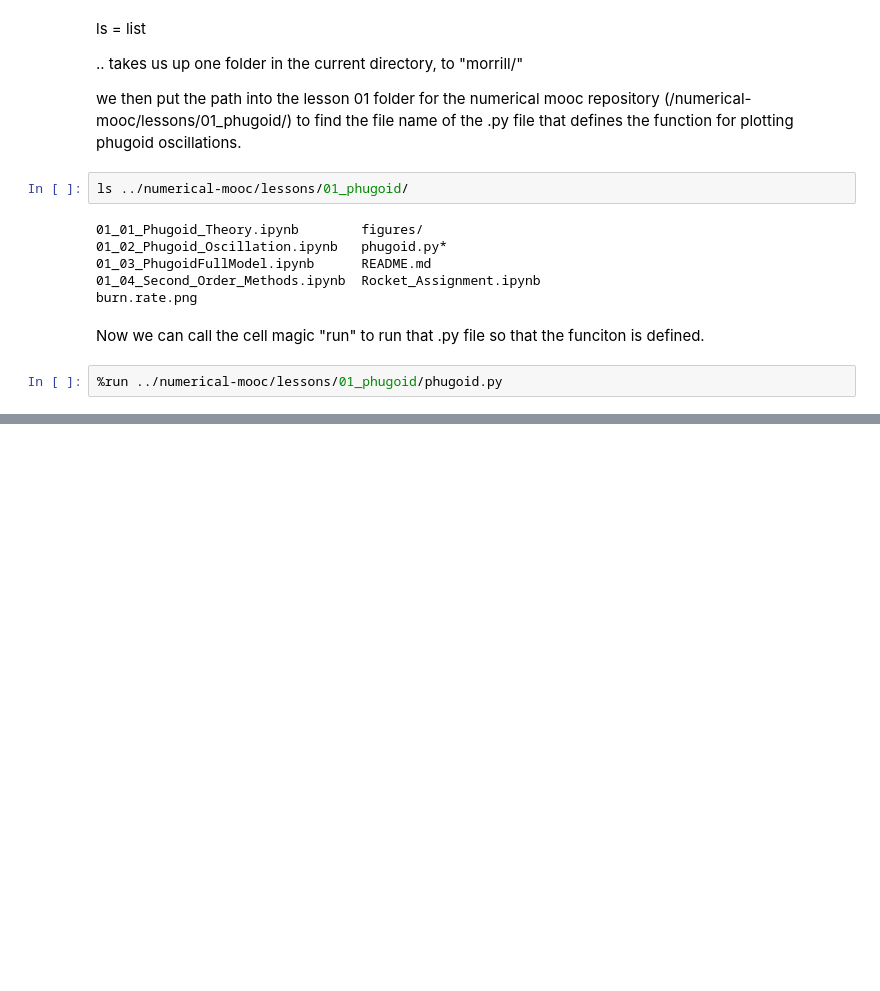
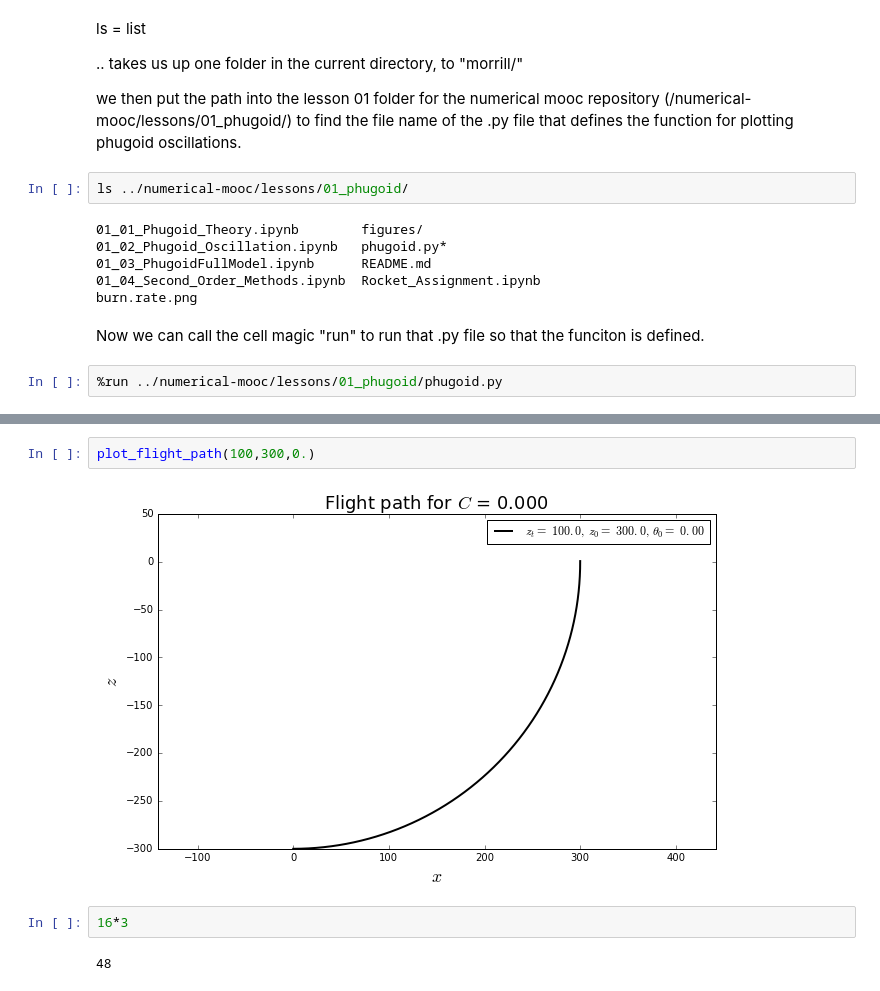
Before and after one commit to morrill/-mae6286, a Jupyter notebook: lesson_1.ipynb, the cells around one changed output, grey strips where cells are left out. Saved outputs shown, nothing was run; the diff lists cells and outputs as text; blank space fills up the shorter version.

```diff
--- a/lesson_1.ipynb
+++ b/lesson_1.ipynb
@@ -24,0 +53,8 @@ Now we can call the cell magic "run" to run that .py file so that the funciton i
+# %%
+plot_flight_path(100,300,0.)
+# %% [output]
+[figure, added]
+# %%
+16*3
+# %% [output]
+48
```
Also changed, not shown: parts of 5 cells of this notebook.
